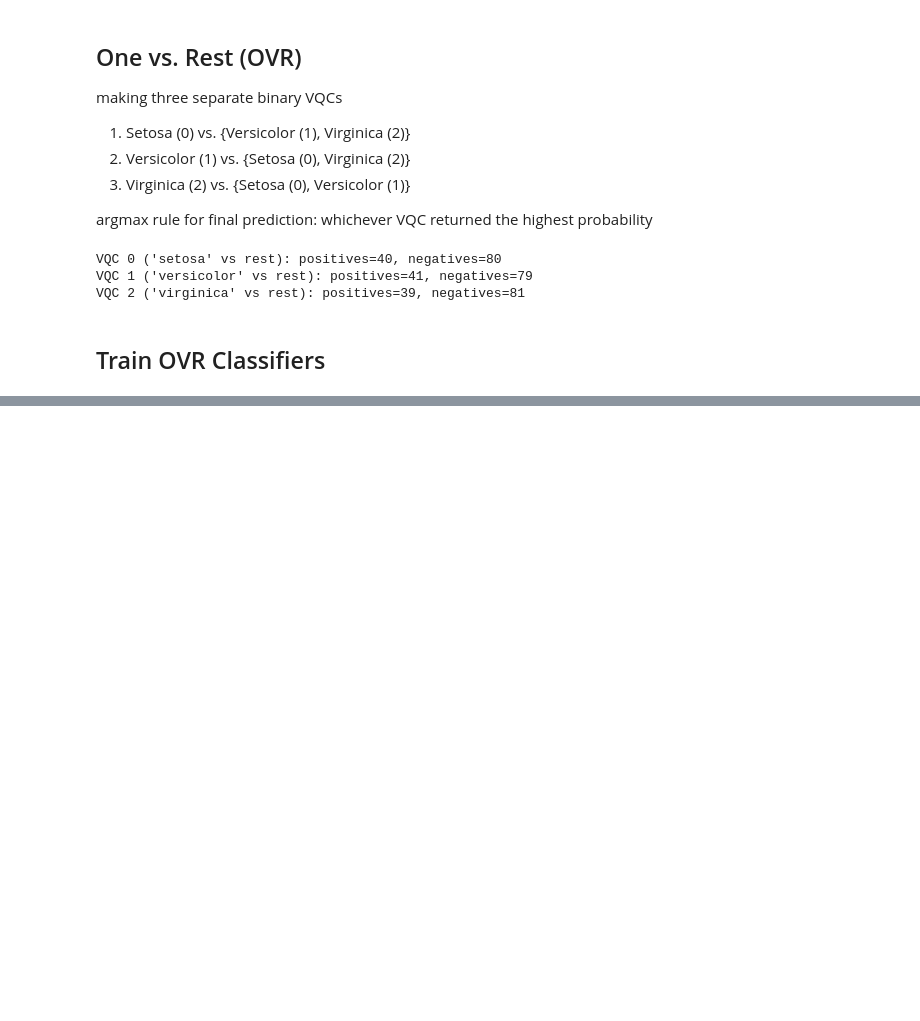
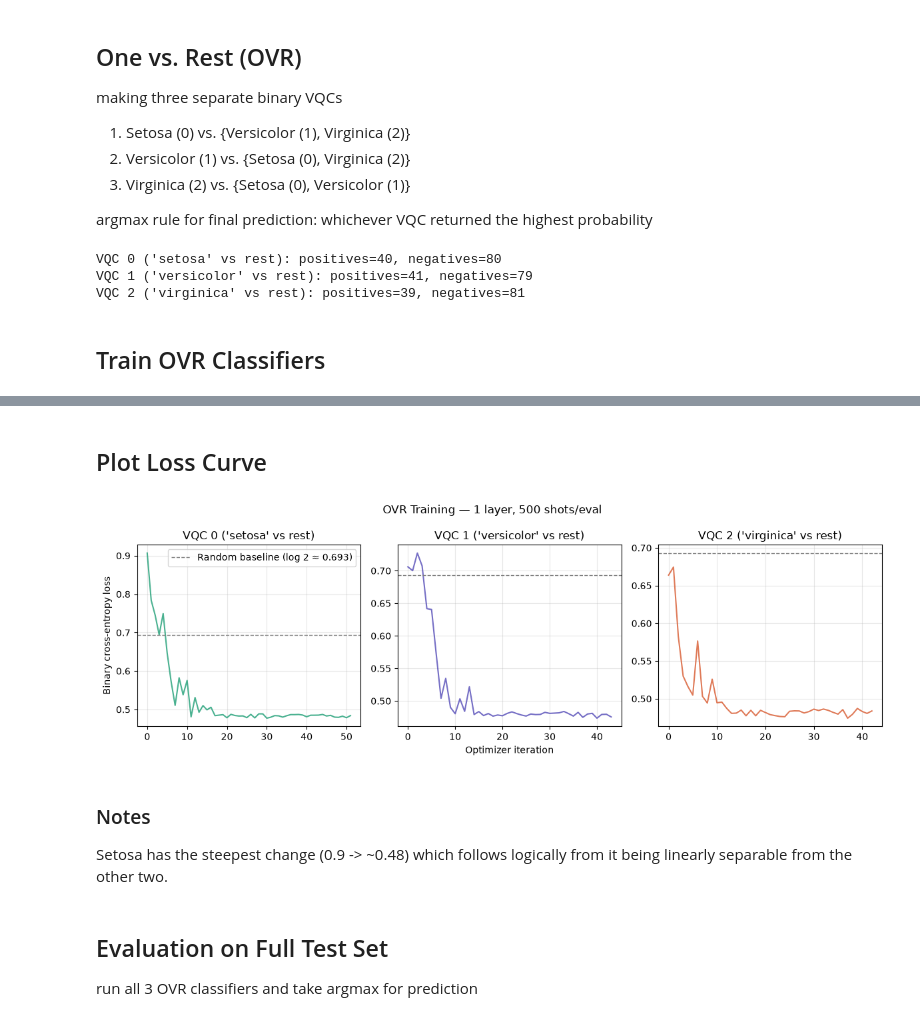
Before and after one commit to yiwen6826/variational-quantum-classifier, a Jupyter notebook: notebooks/multiclass.ipynb, the cells around one changed output, grey strips where cells are left out. Saved outputs shown, nothing was run; the diff lists cells and outputs as text; code cells hidden in the pictures; blank space fills up the shorter version.

Commit message:
OVR initial training and results

```diff
--- a/notebooks/multiclass.ipynb
+++ b/notebooks/multiclass.ipynb
@@ -91,0 +92,32 @@ Trained VQC 2 ('virginica' vs rest): accuracy = 86.67%, time elapsed = 12.56 s
+# %% [markdown]
+## Plot Loss Curve
+# %%
+fig, axes = plt.subplots(1, 3, figsize=(12, 4))
+colors = ['#1D9E75', '#534AB7', '#D85A30']
+
+for c in range(3):
+    axes[c].plot(ovr_loss_history[c], color=colors[c], linewidth=1.5, alpha=0.8)
+    if c == 0:
+        axes[c].axhline(y=np.log(2), color='gray', linestyle='--',
+                    linewidth=1, label='Random baseline (log 2 ≈ 0.693)')
+        axes[c].set_ylabel("Binary cross-entropy loss")
+        axes[c].legend()
+    else:
+        axes[c].axhline(y=np.log(2), color='gray', linestyle='--', linewidth=1)
+    if c == 1:
+        axes[c].set_xlabel("Optimizer iteration")
+    axes[c].set_title(f"VQC {c} ('{iris.target_names[c]}' vs rest)")
+    axes[c].grid(alpha=0.3)
+
+plt.suptitle(f"OVR Training — {N_LAYERS} layer, {SHOTS} shots/eval", fontsize=12)
+plt.tight_layout()
+plt.savefig("../results/ovr_loss_curves.png", dpi=150, bbox_inches='tight')
+plt.show()
+# %% [output]
+[figure, added]
+# %% [markdown]
+### Notes
+Setosa has the steepest change (0.9 -> ~0.48) which follows logically from it being linearly separable from the other two.
+# %% [markdown]
+## Evaluation on Full Test Set
+run all 3 OVR classifiers and take argmax for prediction
```
Also changed, not shown: parts of 6 cells of this notebook, 2 other files.
